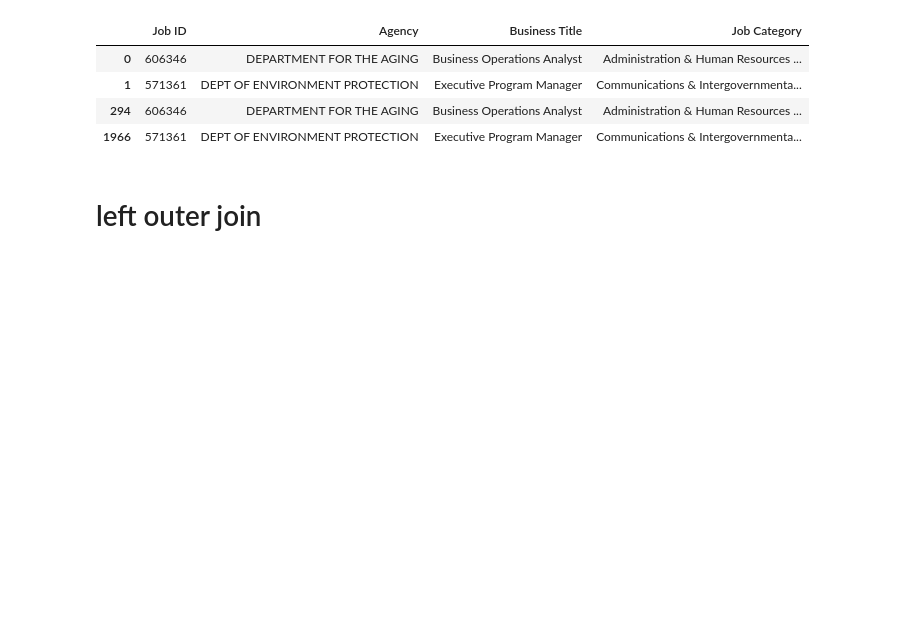
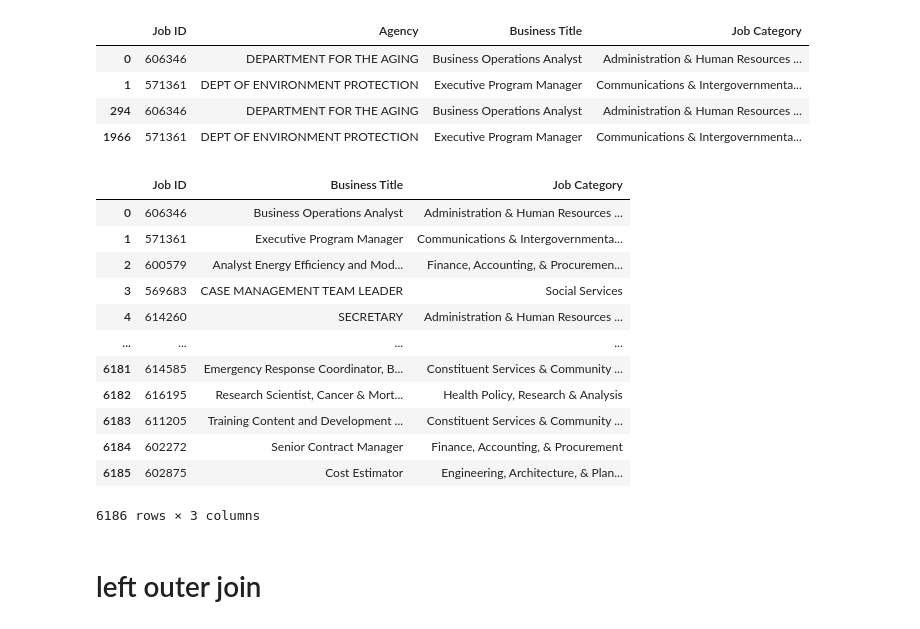
Before and after one commit to dfirst-education/sample, a Jupyter notebook: 4_dataframe_manipulation.ipynb, the cells around one changed output. Drawn from its saved outputs; the diff is of its cells as text; code cells hidden in the pictures; blank space fills up the shorter version.

```diff
--- a/4_dataframe_manipulation.ipynb
+++ b/4_dataframe_manipulation.ipynb
@@ -49,6 +49,22 @@ df_jobs[df_jobs['Job ID'].isin([606346,571361])]
 | 1 | 571361 | DEPT OF ENVIRONMENT PROTECTION | Executive Program Manager | Communications & Intergovernmenta... |
 | 294 | 606346 | DEPARTMENT FOR THE AGING | Business Operations Analyst | Administration & Human Resources ... |
 | 1966 | 571361 | DEPT OF ENVIRONMENT PROTECTION | Executive Program Manager | Communications & Intergovernmenta... |
+# %%
+df_jobs[df_jobs.columns[df_jobs.columns != 'Agency']]
+# %% [output]
+|  | Job ID | Business Title | Job Category |
+| 0 | 606346 | Business Operations Analyst | Administration & Human Resources ... |
+| 1 | 571361 | Executive Program Manager | Communications & Intergovernmenta... |
+| 2 | 600579 | Analyst Energy Efficiency and Mod... | Finance, Accounting, & Procuremen... |
+| 3 | 569683 | CASE MANAGEMENT TEAM LEADER | Social Services |
+| 4 | 614260 | SECRETARY | Administration & Human Resources ... |
+| ... | ... | ... | ... |
+| 6181 | 614585 | Emergency Response Coordinator, B... | Constituent Services & Community ... |
+| 6182 | 616195 | Research Scientist, Cancer & Mort... | Health Policy, Research & Analysis |
+| 6183 | 611205 | Training Content and Development ... | Constituent Services & Community ... |
+| 6184 | 602272 | Senior Contract Manager | Finance, Accounting, & Procurement |
+| 6185 | 602875 | Cost Estimator | Engineering, Architecture, & Plan... |
+6186 rows × 3 columns
 # %% [markdown]
 # left outer join
 # %%
```
